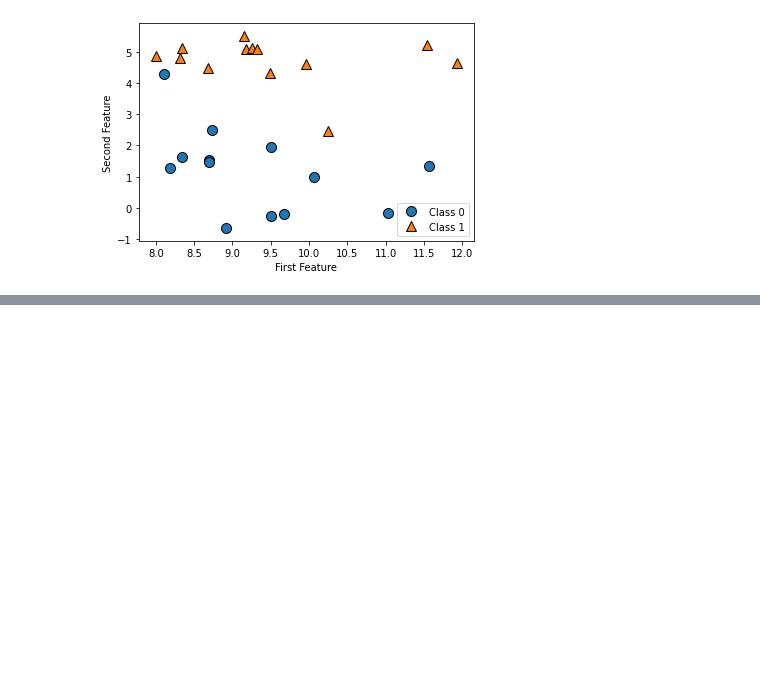
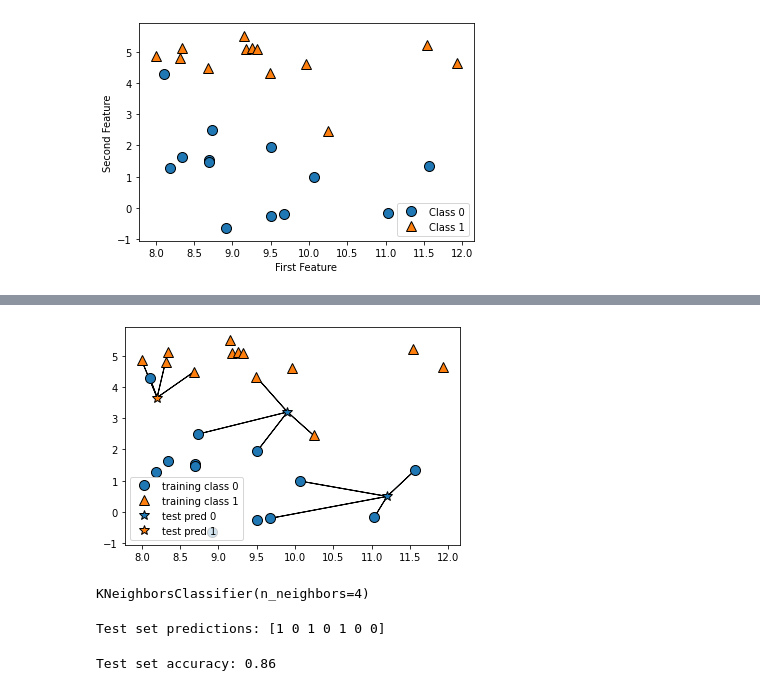
Before and after one commit to runjhunratawal/Machine-Learning-with-Python-Practice, a Jupyter notebook: Supervised_ML_Algorithms.ipynb, the cells around one changed output, grey strips where cells are left out. Saved outputs shown, nothing was run; the diff lists cells and outputs as text; code cells hidden in the pictures; blank space fills up the shorter version.

```diff
--- a/Supervised_ML_Algorithms.ipynb
+++ b/Supervised_ML_Algorithms.ipynb
@@ -47,0 +59,24 @@ X.shape: (26, 2)
+# %%
+'''
+  Now we will consider "4 nearest neighbours".
+'''
+
+mglearn.plots.plot_knn_classification(n_neighbors=4)
+x_train,x_test,y_train,y_test = train_test_split(x,y,random_state=0)
+# %% [output]
+[figure, added]
+# %%
+from sklearn.neighbors import KNeighborsClassifier
+
+clf = KNeighborsClassifier(n_neighbors=4)
+clf.fit(x_train,y_train)
+# %% [output]
+KNeighborsClassifier(n_neighbors=4)
+# %%
+print("Test set predictions: {}".format(clf.predict(x_test)))
+# %% [output]
+Test set predictions: [1 0 1 0 1 0 0]
+# %%
+print("Test set accuracy: {:.2f}".format(clf.score(x_test,y_test)))
+# %% [output]
+Test set accuracy: 0.86
```
Also changed, not shown: parts of 3 cells of this notebook.
